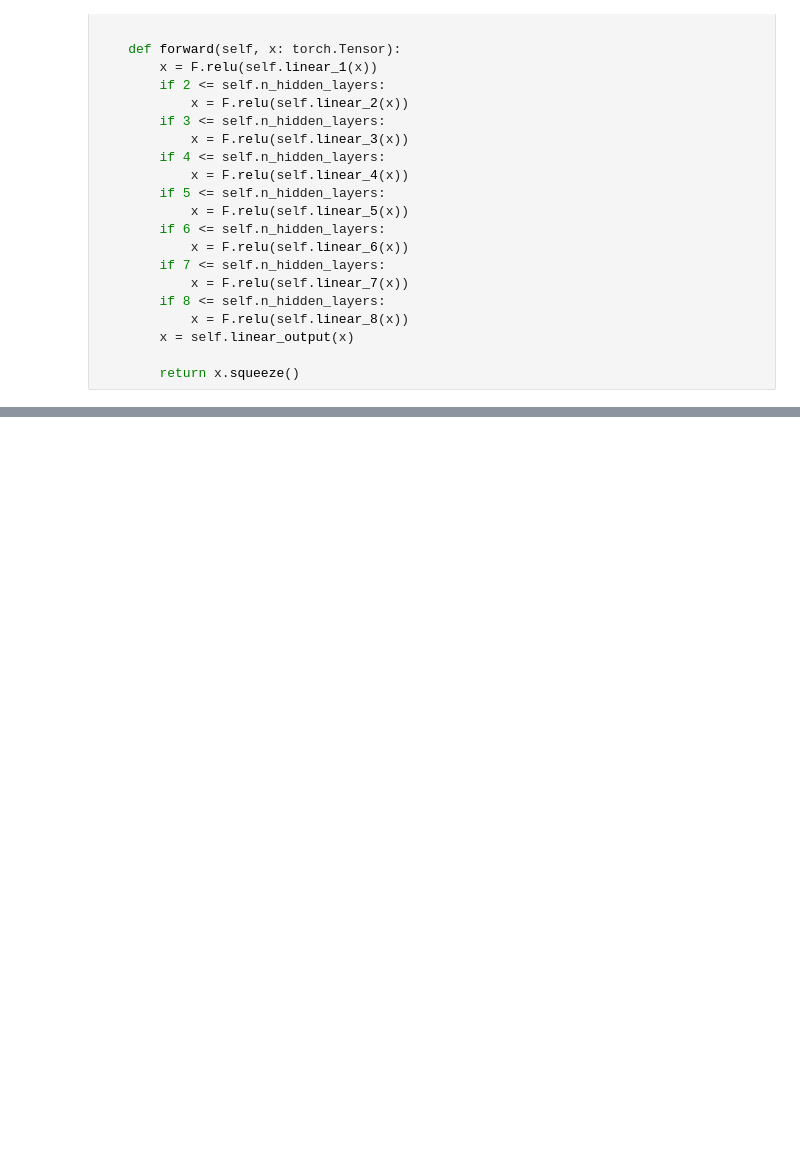
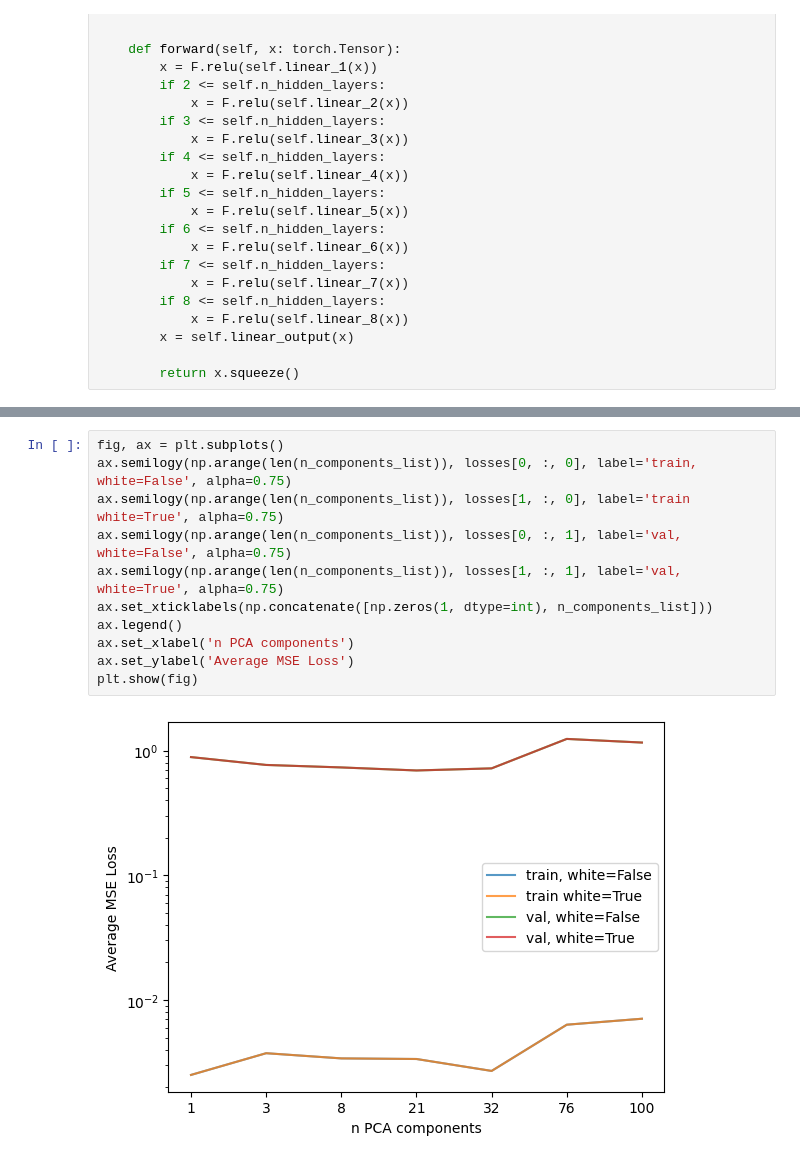
Before and after one commit to DannyCollinson/EMIT-ECOSTRESS, a Jupyter notebook: modeling/Basic_Model.ipynb, the cells around one changed output, grey strips where cells are left out. Drawn from its saved outputs; the diff is of its cells as text; blank space fills up the shorter version.

```diff
--- a/modeling/Basic_Model.ipynb
+++ b/modeling/Basic_Model.ipynb
@@ -362,0 +566,13 @@ Val Loss: nan
+# %%
+fig, ax = plt.subplots()
+ax.semilogy(np.arange(len(n_components_list)), losses[0, :, 0], label='train, white=False', alpha=0.75)
+ax.semilogy(np.arange(len(n_components_list)), losses[1, :, 0], label='train white=True', alpha=0.75)
+ax.semilogy(np.arange(len(n_components_list)), losses[0, :, 1], label='val, white=False', alpha=0.75)
+ax.semilogy(np.arange(len(n_components_list)), losses[1, :, 1], label='val, white=True', alpha=0.75)
+ax.set_xticklabels(np.concatenate([np.zeros(1, dtype=int), n_components_list]))
+ax.legend()
+ax.set_xlabel('n PCA components')
+ax.set_ylabel('Average MSE Loss')
+plt.show(fig)
+# %% [output]
+[figure, added]
```
Also changed, not shown: parts of 14 cells of this notebook.
